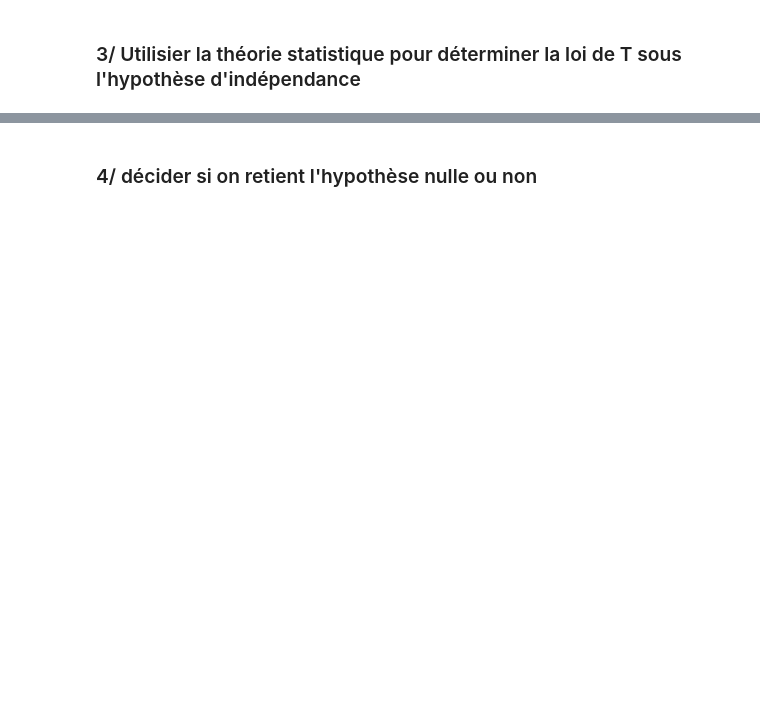
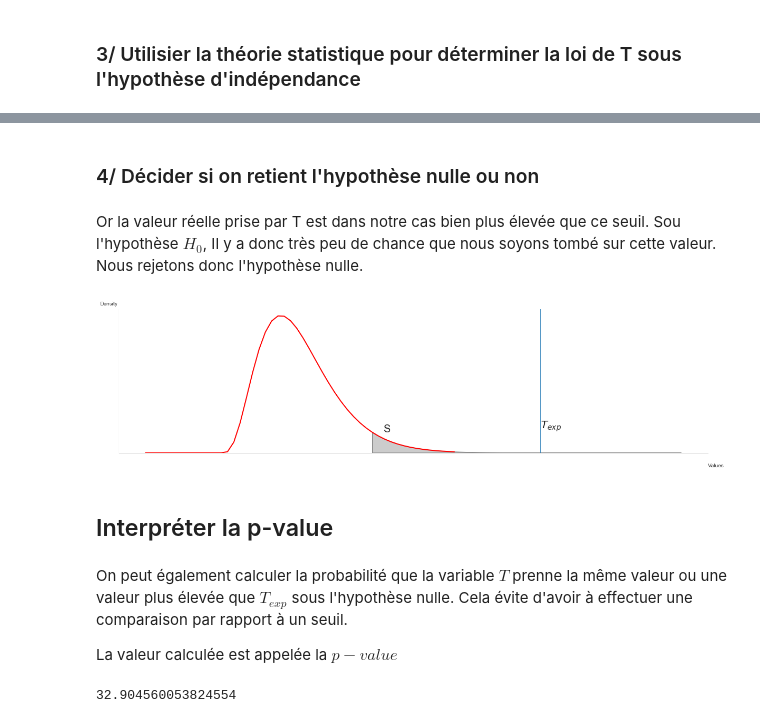
Before and after one commit to JJublanc/statistics_tools, a Jupyter notebook: 2_testing_(not_finished)/testing.ipynb, the cells around one changed output, grey strips where cells are left out. Cells and saved outputs as stored; diff of their text form; code cells hidden in the pictures; blank space fills up the shorter version.

```diff
--- a/2_testing_(not_finished)/testing.ipynb
+++ b/2_testing_(not_finished)/testing.ipynb
@@ -164,7 +86,9 @@ Ici on souhaite savoir si la répartition du nombre de kill (variable quantitiat
 # %%
 data_path = "../data/PUBG_train_sample.csv"
 data_PUBG = pd.read_csv(data_path)
-data_PUBG = data_PUBG.loc[data_PUBG["matchType"].isin(["solo-fpp","squad"]),:]
+data_PUBG = data_PUBG.loc[data_PUBG["matchType"].isin(["solo-fpp","squad"]),:].sample(frac=0.05,
+                                                                                      replace=False,
+                                                                                      random_state=1234)
 # %%
 cont = pd.crosstab(data_PUBG.matchType, data_PUBG.killStreaks)
 cont
@@ -198,3 +134,3 @@ $$T = \sum_{ij}\frac{(O_{ij}-E_{ij})^2}{E_{ij}} $$
 # %%
 T_ij = ((E_table - cont)**2)/E_table
-T = dist_ij.sum(axis=0).sum()
+T_exp = T_ij.sum(axis=0).sum()
@@ -228,16 +173,29 @@ plt.show()
+# %% [markdown]
+### 4/ Décider si on retient l'hypothèse nulle ou non
+# %% [markdown]
+Or la valeur réelle prise par T est dans notre cas bien plus élevée que ce seuil. Sou l'hypothèse $H_0$, Il y a donc très peu de chance que nous soyons tombé sur cette valeur. Nous rejetons donc l'hypothèse nulle.
 # %%
 plt.rcParams["figure.figsize"] = (20,5)
 plot_proba(S = loi_T.ppf(confidence),
-           label_pos = 2.8,
+           label_pos = 17,
            sym = False,
            limite_name = "",
-           message = False,
+           message_1 = "S",
+           fontsize_message_1 = 20,
            stat_name = "",
            loi = loi_T)
 
-plt.plot((T,T),(0,1))
+plt.plot((T_exp,T_exp),(0,1))
+plt.text(T_exp,0.02,"$T_{exp}$", fontsize = 20)
+
 plt.show()
+# %% [output]
+[figure, added]
-# %% [markdown]
-### 4/ décider si on retient l'hypothèse nulle ou non
+# %% [markdown]
+## Interpréter la p-value
+# %% [markdown]
+On peut également calculer la probabilité que la variable $T$ prenne la même valeur ou une valeur plus élevée que $T_{exp}$ sous l'hypothèse nulle. Cela évite d'avoir à effectuer une comparaison par rapport à un seuil.
+
+La valeur calculée est appelée la $p-value$
 # %%
 import scipy.stats as st
@@ -244,0 +203,4 @@ st_chi2, st_p, st_dof, st_exp = st.chi2_contingency(contingency_table)
+# %%
+st_chi2
+# %% [output]
+32.904560053824554
```
Also changed, not shown: parts of 41 cells of this notebook, 5 other files.
